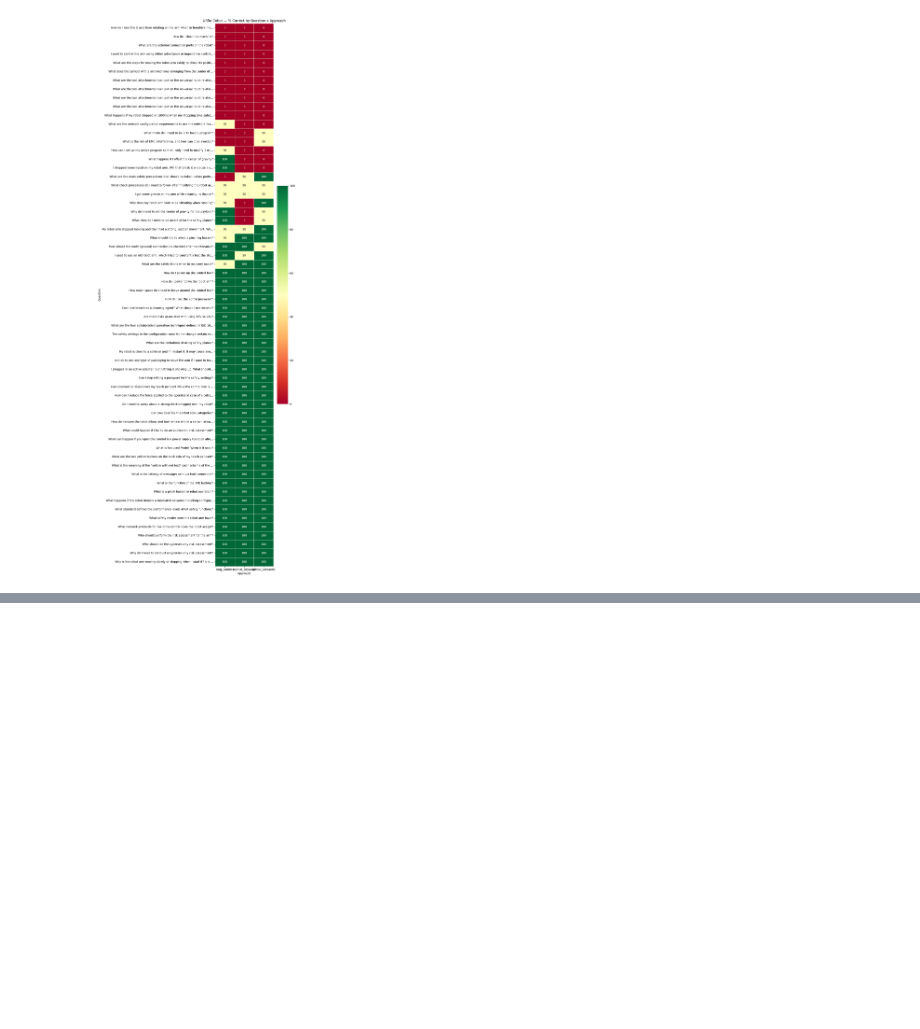
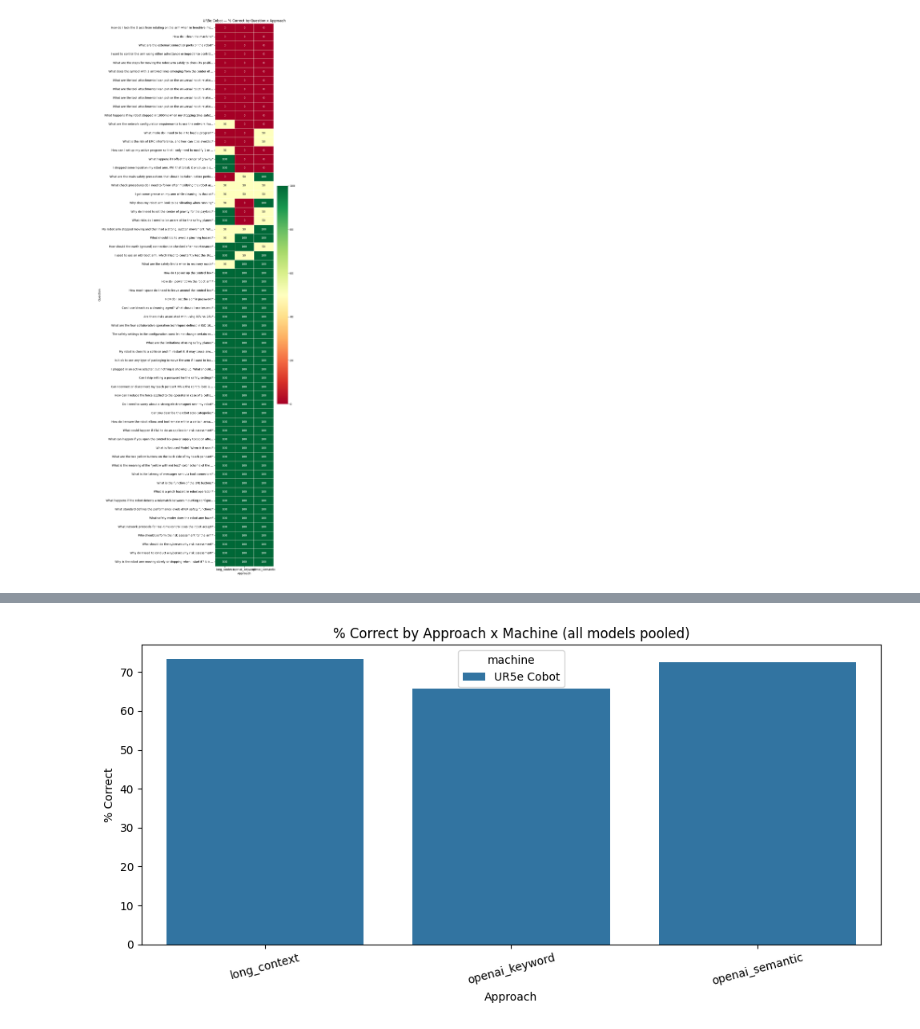
Before and after one commit to fryan2503/safety_rag_evaluation, a Jupyter notebook: system/main_multi_pdf_eval_analysis.ipynb, the cells around one changed output, grey strips where cells are left out. Drawn from its saved outputs; the diff is of its cells as text; code cells hidden in the pictures; blank space fills up the shorter version.

```diff
--- a/system/main_multi_pdf_eval_analysis.ipynb
+++ b/system/main_multi_pdf_eval_analysis.ipynb
@@ -464,0 +564,2 @@ plt.show()
+# %%
+urf_df = df[df['machine'] == 'UR5e Cobot']
@@ -464,0 +580,16 @@ plt.show()
+# %%
+urf_agg = (
+    urf_df.groupby(["approach", "machine"])
+    .agg(pct_correct=("judge_answer_correctness_vs_ref", lambda x: x.mean() * 100))
+    .reset_index()
+)
+
+fig, ax = plt.subplots(figsize=(10, 5))
+sns.barplot(data=urf_agg, x="approach", y="pct_correct", hue="machine", ax=ax)
+ax.set_title("% Correct by Approach x Machine (all models pooled)")
+ax.set_xlabel("Approach"); ax.set_ylabel("% Correct")
+ax.tick_params(axis="x", rotation=15)
+plt.tight_layout()
+plt.show()
+# %% [output]
+[figure, added]
```
Also changed, not shown: parts of 36 cells of this notebook, 3 other files.
